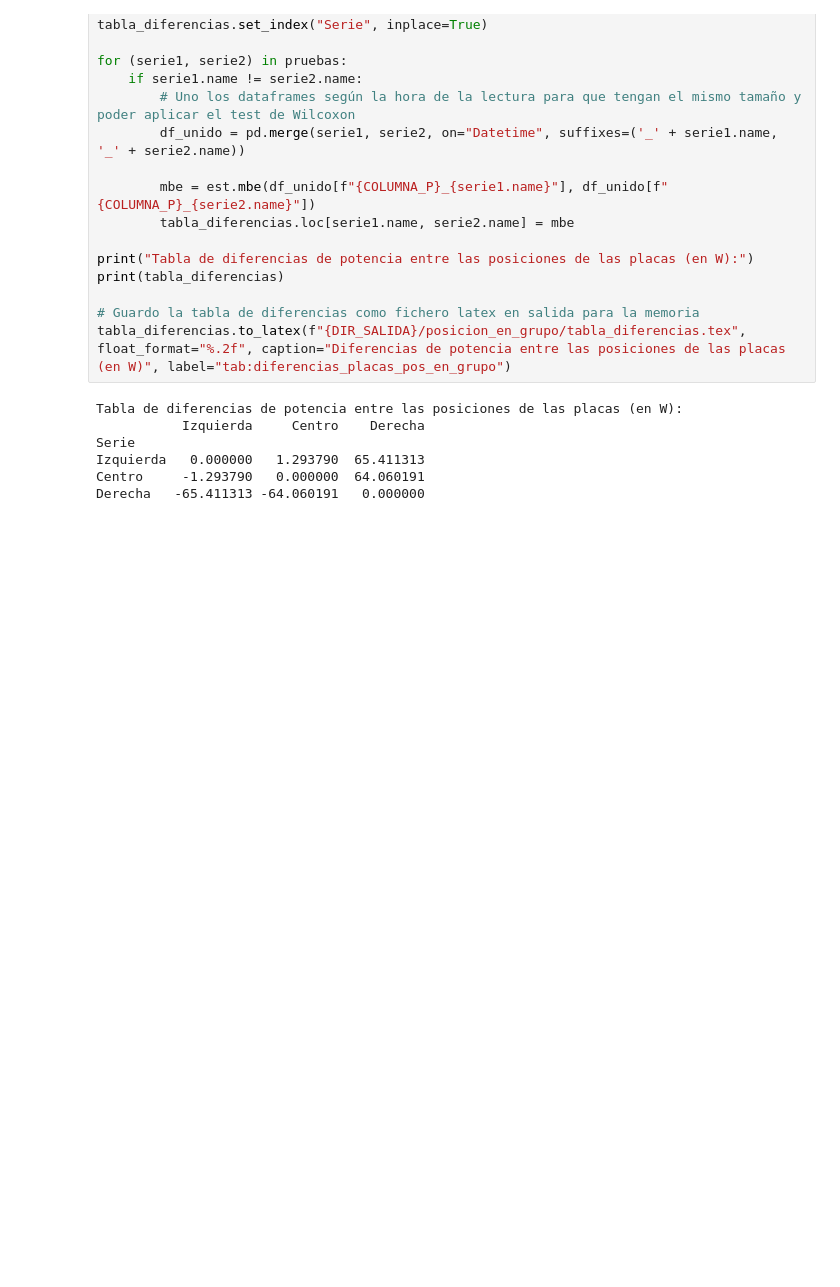
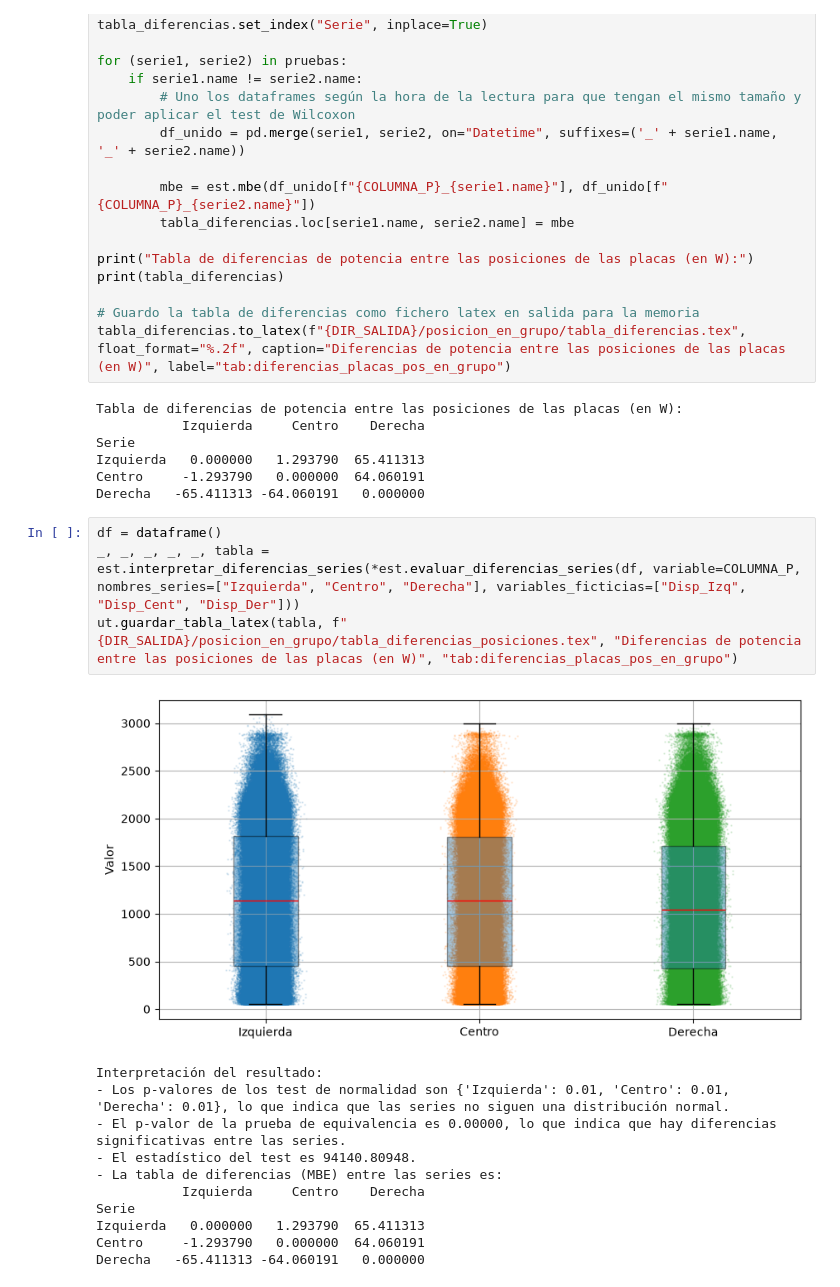
Before and after one commit to jcv00036/extracurriculares_simidat_scripts, a Jupyter notebook: cuadernos/estudio_disposiciones.ipynb, the cells around one changed output. Cells and saved outputs as stored; diff of their text form; blank space fills up the shorter version.

Commit message:
Funciones para evaluar la serie en función de sus valores en las ficticias

```diff
--- a/cuadernos/estudio_disposiciones.ipynb
+++ b/cuadernos/estudio_disposiciones.ipynb
@@ -166,3 +168,19 @@ Serie
 Izquierda   0.000000   1.293790  65.411313
 Centro     -1.293790   0.000000  64.060191
 Derecha   -65.411313 -64.060191   0.000000
+# %%
+df = dataframe()
+_, _, _, _, _, tabla = est.interpretar_diferencias_series(*est.evaluar_diferencias_series(df, variable=COLUMNA_P, nombres_series=["Izquierda", "Centro", "Derecha"], variables_ficticias=["Disp_Izq", "Disp_Cent", "Disp_Der"]))
+ut.guardar_tabla_latex(tabla, f"{DIR_SALIDA}/posicion_en_grupo/tabla_diferencias_posiciones.tex", "Diferencias de potencia entre las posiciones de las placas (en W)", "tab:diferencias_placas_pos_en_grupo")
+# %% [output]
+[figure, added]
+Interpretación del resultado:
+- Los p-valores de los test de normalidad son {'Izquierda': 0.01, 'Centro': 0.01, 'Derecha': 0.01}, lo que indica que las series no siguen una distribución normal.
+- El p-valor de la prueba de equivalencia es 0.00000, lo que indica que hay diferencias significativas entre las series.
+- El estadístico del test es 94140.80948.
+- La tabla de diferencias (MBE) entre las series es:
+           Izquierda     Centro    Derecha
+Serie
+Izquierda   0.000000   1.293790  65.411313
+Centro     -1.293790   0.000000  64.060191
+Derecha   -65.411313 -64.060191   0.000000
```
Also changed, not shown: parts of 3 cells of this notebook, 2 other files.
